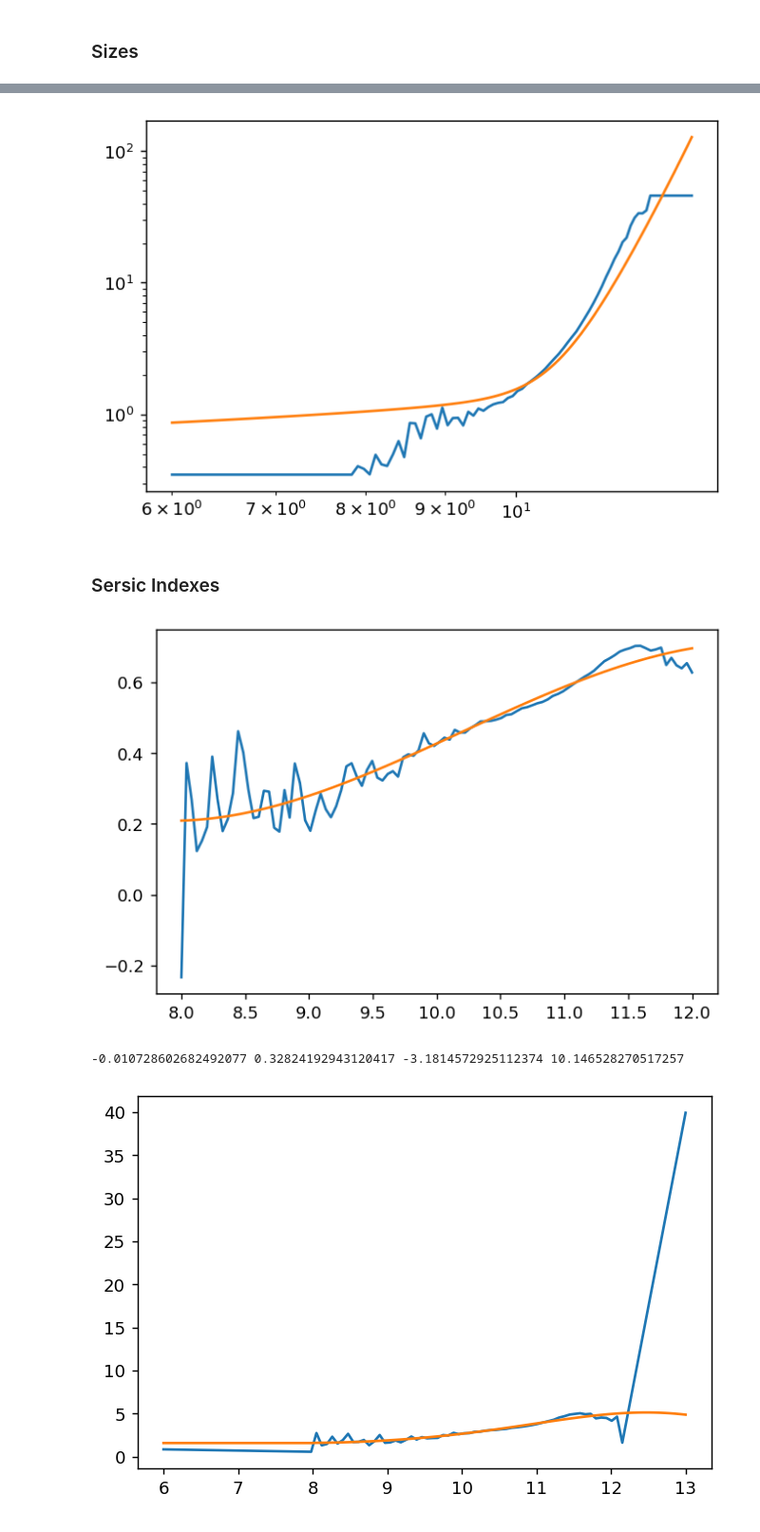
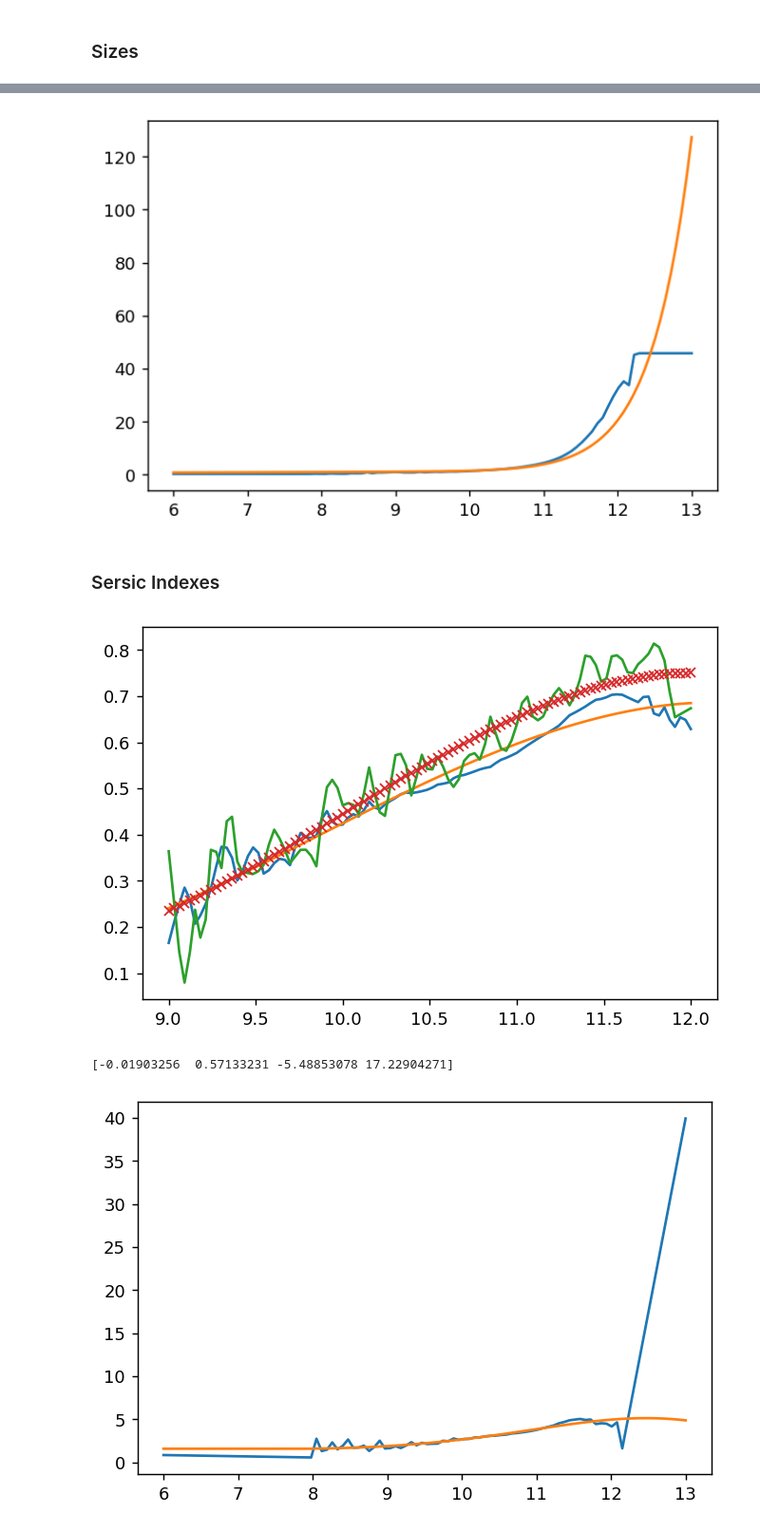
Before and after one commit to ChrisMarsden833/GalaxyTools, a Jupyter notebook: RelationsComparison.ipynb, the cells around one changed output, grey strips where cells are left out. Shown: that part at 95% size. Drawn from its saved outputs; the diff is of its cells as text; code cells hidden in the pictures.

```diff
--- a/RelationsComparison.ipynb
+++ b/RelationsComparison.ipynb
@@ -40,31 +65,41 @@ plt.figure(dpi=130)
 plt.plot(wsm, Assign_Size(wsm))
 #plt.plot(wsm, 10**(f[0] * wsm**3 + f[1] * wsm **2 + f[2] * wsm + f[3]) )
 plt.plot(wsm, SDSS_Sizes_Fit(wsm))
-plt.loglog()
+#plt.loglog()
 plt.show()
 # %% [output]
-[figure, old version]
+[figure, new version]
 # %% [markdown]
 ### Sersic Indexes
 # %%
 # Fitting
 
-sm = np.linspace(8, 12, 100)
+sm = np.linspace(9, 12, 100)
 n = np.log10(AssignSersicIndex(sm))
 
 f = np.polyfit(sm, n, 3)
+fitted_n = f[0] * sm**3 + f[1] * sm **2  + f[2] * sm + f[3]
 
-fitted_n = f[0] * sm**3 + f[1] * sm **2  + f[2] * sm + f[3]
 
 plt.figure(dpi=130)
 plt.plot(sm, n)
 plt.plot(sm, fitted_n)
+
+
+n2 = np.log10(AssignSersicIndex(sm, data="MANGa"))
+
+plt.plot(sm, n2)
+
+f2 = np.polyfit(sm, n2, 3)
+fitted_n2 = f2[0] * sm**3 + f2[1] * sm **2  + f2[2] * sm + f2[3]
+plt.plot(sm, fitted_n2, 'x')
+
 plt.show()
 
-print(f[0], f[1], f[2], f[3])
+print(f2)
 # %% [output]
-[figure, old version]
+[figure, new version]
--0.010728602682492077 0.32824192943120417 -3.1814572925112374 10.146528270517257
+[-0.01903256  0.57133231 -5.48853078 17.22904271]
 # %%
 def SersicFit(sm, minsm = 8, natmin = 1.6):
     res = 10**(-0.01072867 * sm**3 +\
```
Also changed, not shown: parts of 2 cells of this notebook, 5 other files.
